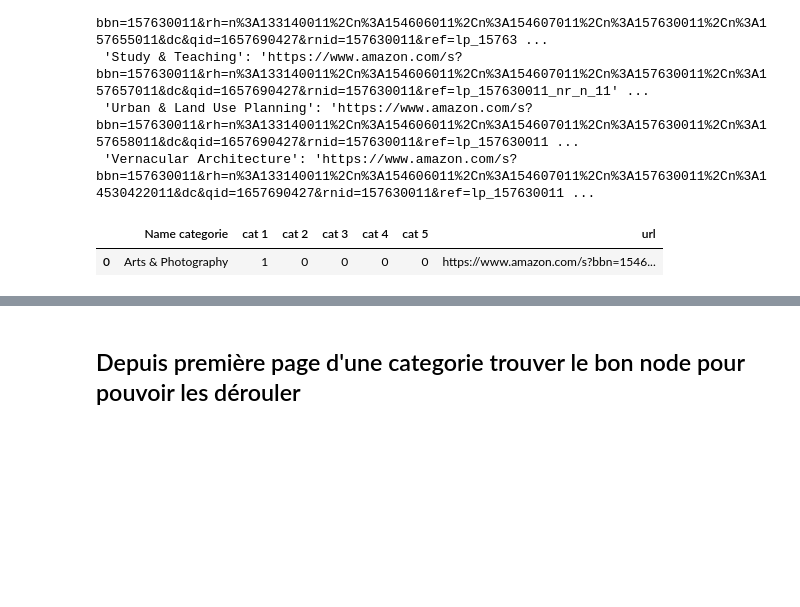
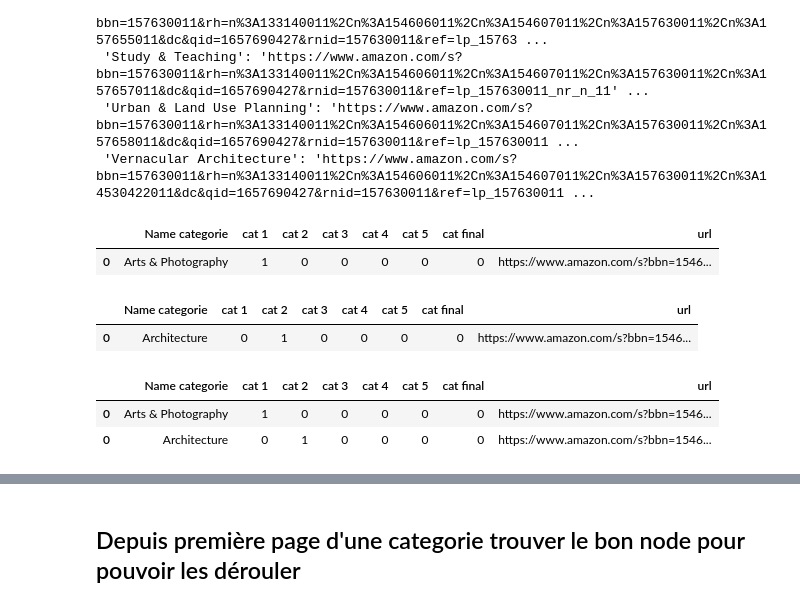
Before and after one commit to thomasgassin/kindle-scrapper, a Jupyter notebook: notebooks/NoteBook.ipynb, the cells around one changed output, grey strips where cells are left out. Cells and saved outputs as stored; diff of their text form; code cells hidden in the pictures; blank space fills up the shorter version.

Commit message:
utuilistion list et pandas

```diff
--- a/notebooks/NoteBook.ipynb
+++ b/notebooks/NoteBook.ipynb
@@ -274,13 +274,30 @@ while dictionnaire_master != dictionnaire_master2:
     dictionnaire_master2 =
     for l in dictionnaire_master  = trouver_et_archiver_categorie_page(dictionnnaire_master')
 # %%
-data = [['Arts & Photography', 1,0,0,0,0,'https://www.amazon.com/s?bbn=154606011&rh=n%3A133140011%2Cn%3A154606011%2Cn%3A154607011&dc&qid=1657690389&rnid=154606011&ref=lp_154606011_nr_n_0']]
-
+arts_and_photo = [['Arts & Photography', 1,0,0,0,0,0,'https://www.amazon.com/s?bbn=154606011&rh=n%3A133140011%2Cn%3A154606011%2Cn%3A154607011&dc&qid=1657690389&rnid=154606011&ref=lp_154606011_nr_n_0']]
+index = ['Name categorie','cat 1 ','cat 2','cat 3','cat 4', 'cat 5' ,'cat final','url']
 # Create the pandas DataFrame
-df = pd.DataFrame(data, columns=['Name categorie','cat 1 ','cat 2','cat 3','cat 4', 'cat 5' ,'url'])
+df = pd.DataFrame(arts_and_photo, columns= index)
 
 # print dataframe.
 df
 # %% [output]
-|  | Name categorie | cat 1 | cat 2 | cat 3 | cat 4 | cat 5 | url |
-| 0 | Arts & Photography | 1 | 0 | 0 | 0 | 0 | https://www.amazon.com/s?bbn=1546... |
+|  | Name categorie | cat 1 | cat 2 | cat 3 | cat 4 | cat 5 | cat final | url |
+| 0 | Arts & Photography | 1 | 0 | 0 | 0 | 0 | 0 | https://www.amazon.com/s?bbn=1546... |
+# %%
+architecture = [['Architecture',0,1,0,0,0,0,'https://www.amazon.com/s?bbn=154607011&rh=n%3A133140011%2Cn%3A154606011%2Cn%3A154607011%2Cn%3A157630011&dc&qid=1658205131&rnid=154607011&ref=lp_154607011_nr_n_0']]
+# Create the pandas DataFrame
+df2 = pd.DataFrame(architecture, columns= index)
+
+# print dataframe.
+df2
+# %% [output]
+|  | Name categorie | cat 1 | cat 2 | cat 3 | cat 4 | cat 5 | cat final | url |
+| 0 | Architecture | 0 | 1 | 0 | 0 | 0 | 0 | https://www.amazon.com/s?bbn=1546... |
+# %%
+df = pd.concat([df,df2])
+df
+# %% [output]
+|  | Name categorie | cat 1 | cat 2 | cat 3 | cat 4 | cat 5 | cat final | url |
+| 0 | Arts & Photography | 1 | 0 | 0 | 0 | 0 | 0 | https://www.amazon.com/s?bbn=1546... |
+| 0 | Architecture | 0 | 1 | 0 | 0 | 0 | 0 | https://www.amazon.com/s?bbn=1546... |
```
Also changed, not shown: parts of 8 cells of this notebook.
